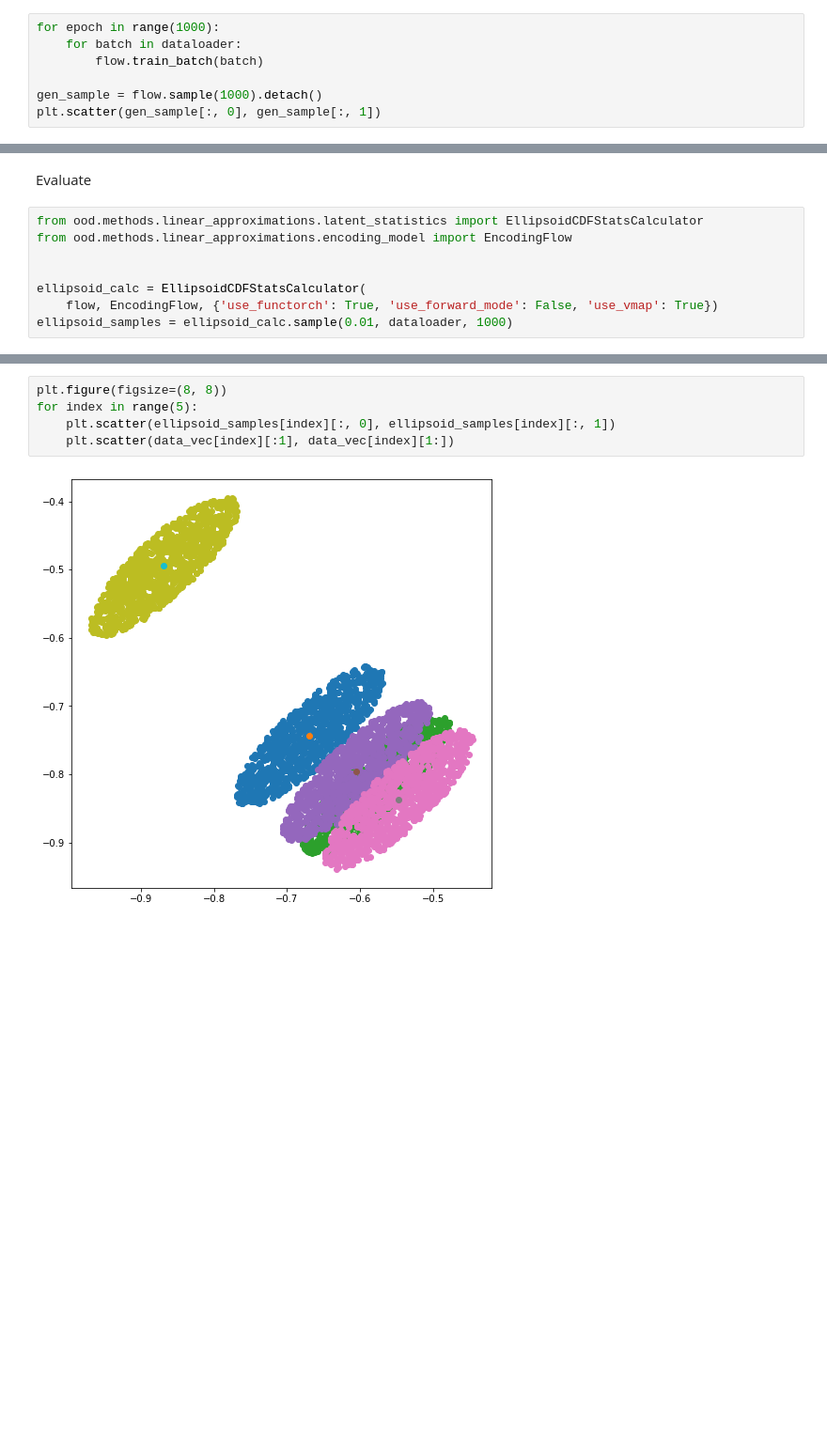
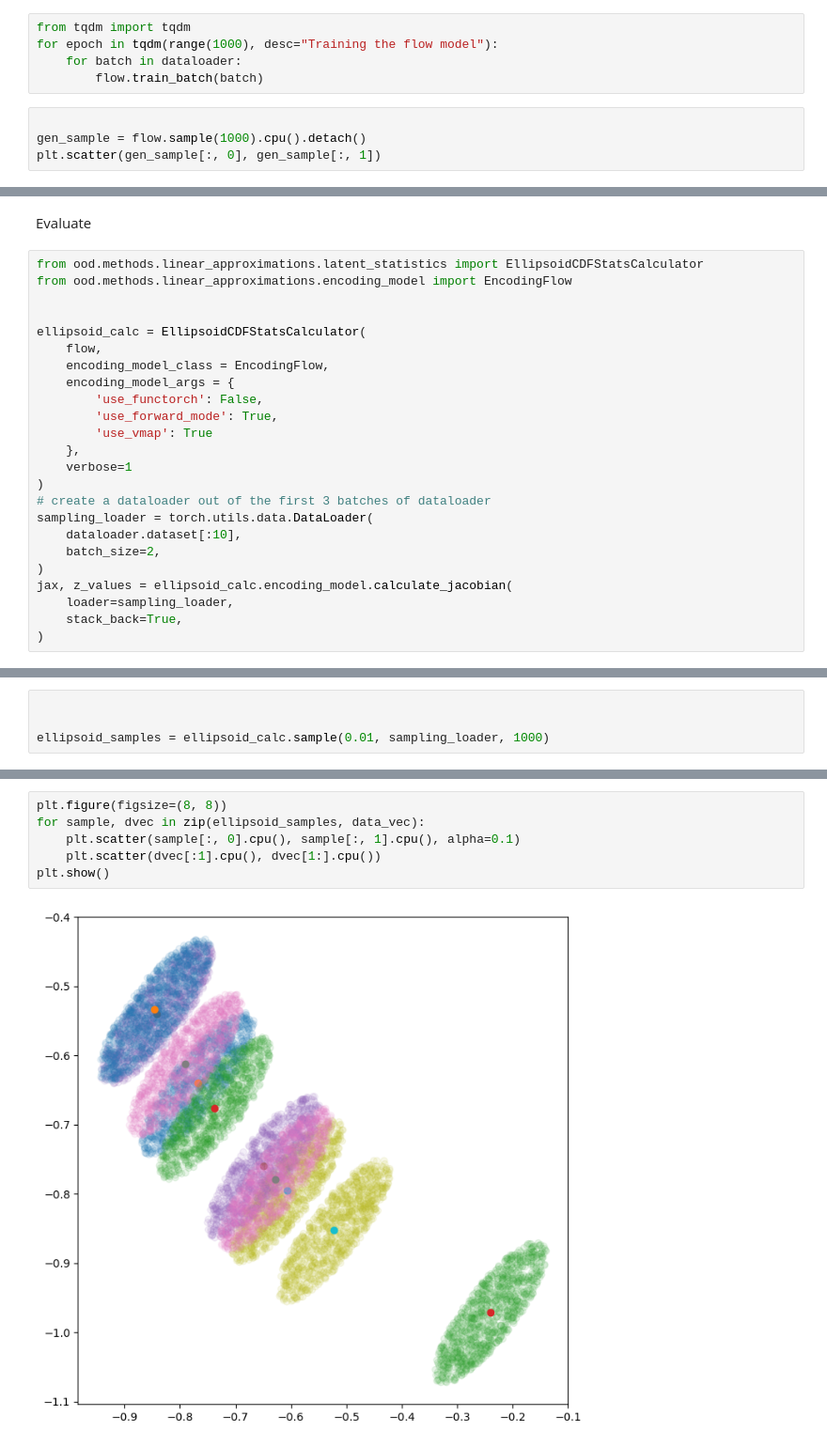
Before and after one commit to HamidrezaKmK/ood-detection, a Jupyter notebook: notebooks/ood_toy_example.ipynb, the cells around one changed output, grey strips where cells are left out. Shown: that part at 94% size. Saved outputs shown, nothing was run; the diff lists cells and outputs as text; blank space fills up the shorter version.

```diff
--- a/notebooks/ood_toy_example.ipynb
+++ b/notebooks/ood_toy_example.ipynb
@@ -60,10 +67,12 @@ flow.lr_scheduler = scheduler
 # %% [markdown]
 Train the flow
+# %%
+from tqdm import tqdm
+for epoch in tqdm(range(1000), desc="Training the flow model"):
+    for batch in dataloader:
+        flow.train_batch(batch)
 # %%
-for epoch in range(1000):
-    for batch in dataloader:
-        flow.train_batch(batch)
 
-gen_sample = flow.sample(1000).detach()
+gen_sample = flow.sample(1000).cpu().detach()
 plt.scatter(gen_sample[:, 0], gen_sample[:, 1])
 # %% [output]
@@ -82,5 +86,21 @@ from ood.methods.linear_approximations.encoding_model import EncodingFlow
 
 
 ellipsoid_calc = EllipsoidCDFStatsCalculator(
-    flow, EncodingFlow, {'use_functorch': True, 'use_forward_mode': False, 'use_vmap': True})
-ellipsoid_samples = ellipsoid_calc.sample(0.01, dataloader, 1000)
+    flow,
+    encoding_model_class = EncodingFlow,
+    encoding_model_args = {
+        'use_functorch': False,
+        'use_forward_mode': True,
+        'use_vmap': True
+    },
+    verbose=1
+)
+# create a dataloader out of the first 3 batches of dataloader
+sampling_loader = torch.utils.data.DataLoader(
+    dataloader.dataset[:10],
+    batch_size=2,
+)
+jax, z_values = ellipsoid_calc.encoding_model.calculate_jacobian(
+    loader=sampling_loader,
+    stack_back=True,
+)
@@ -86,0 +139,4 @@ ellipsoid_samples = ellipsoid_calc.sample(0.01, dataloader, 1000)
+# %%
+
+
+ellipsoid_samples = ellipsoid_calc.sample(0.01, sampling_loader, 1000)
@@ -87,7 +149,8 @@ ellipsoid_samples = ellipsoid_calc.sample(0.01, dataloader, 1000)
 # %%
 plt.figure(figsize=(8, 8))
-for index in range(5):
-    plt.scatter(ellipsoid_samples[index][:, 0], ellipsoid_samples[index][:, 1])
-    plt.scatter(data_vec[index][:1], data_vec[index][1:])
+for sample, dvec in zip(ellipsoid_samples, data_vec):
+    plt.scatter(sample[:, 0].cpu(), sample[:, 1].cpu(), alpha=0.1)
+    plt.scatter(dvec[:1].cpu(), dvec[1:].cpu())
+plt.show()
 # %% [output]
-[figure, old version]
+[figure, new version]
```
Also changed, not shown: parts of 7 cells of this notebook.
